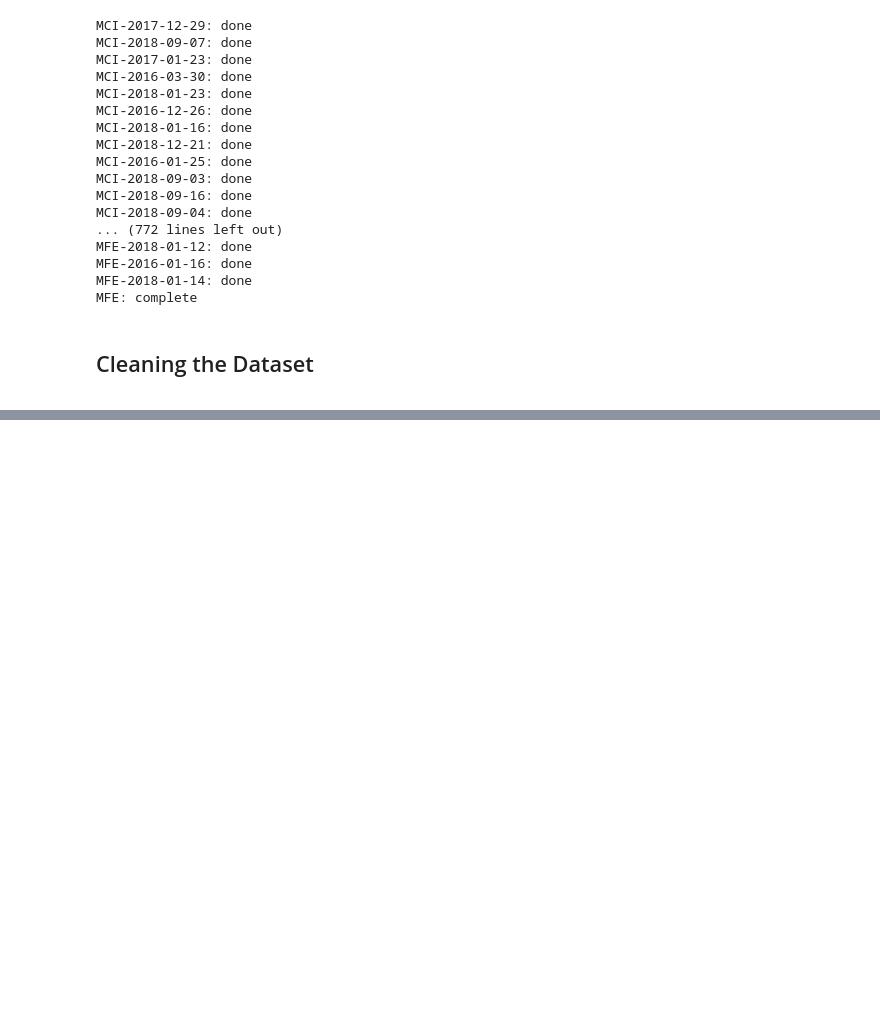
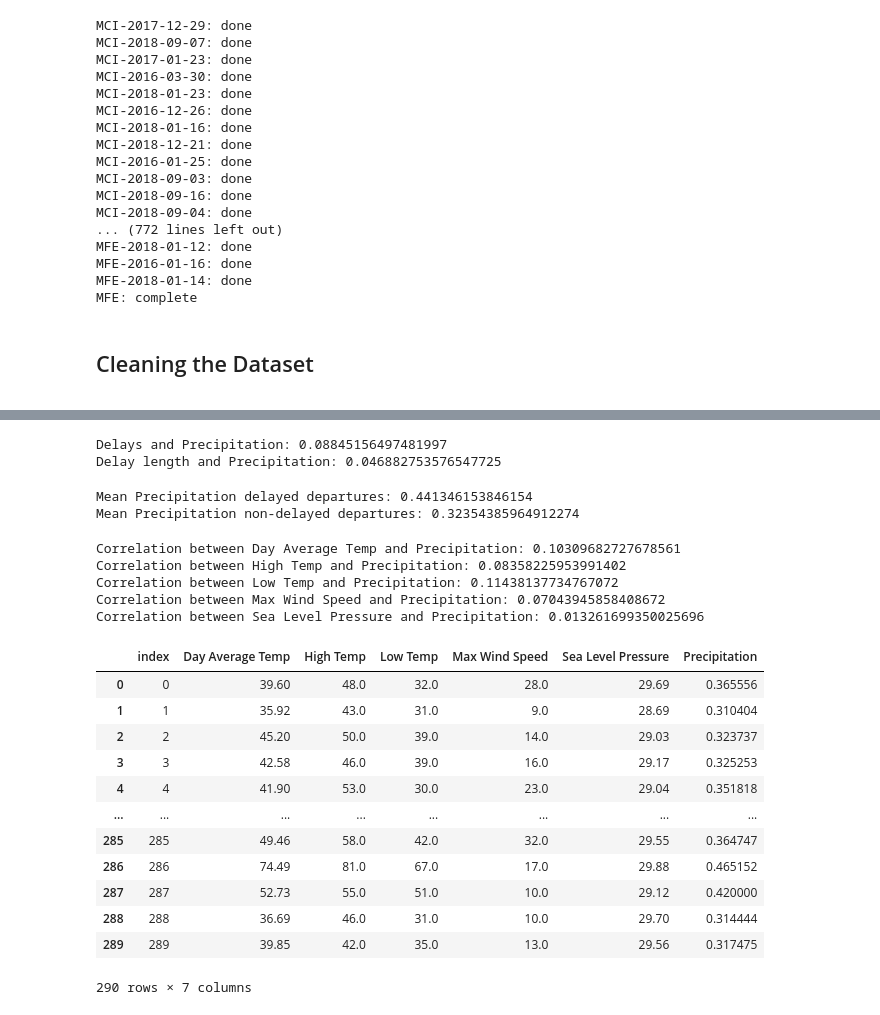
Before and after one commit to Oryder-green/FDS-project, a Jupyter notebook: Data Cleaning.ipynb, the cells around one changed output, grey strips where cells are left out. Saved outputs shown, nothing was run; the diff lists cells and outputs as text; code cells hidden in the pictures; blank space fills up the shorter version.

```diff
--- a/Data Cleaning.ipynb
+++ b/Data Cleaning.ipynb
@@ -382,0 +372,55 @@ df.drop(df.index[mask6])
+# %%
+#check correlation between departure delays and precipitation.
+corr1 = df['DepDel15'].corr(df['Precipitation'])
+
+#check correlation between departure delay length and precipitation.
+corr2 = df['DepDelay'].corr(df['Precipitation'])
+
+print(f'Delays and Precipitation: {corr1}')
+print(f'Delay length and Precipitation: {corr2}')
+# %% [output]
+Delays and Precipitation: 0.08845156497481997
+Delay length and Precipitation: 0.046882753576547725
+# %%
+#check conditional mean precipitation for delayed vs non-delayed departures.
+mask5 = df[df['DepDel15'] == 1].index
+mask6 = df[df['DepDel15'] == 0].index
+
+avg_prec_delay = df.loc[df['DepDel15']==1, 'Precipitation'].mean()
+avg_prec_nodelay = df.loc[df['DepDel15']==0, 'Precipitation'].mean()
+
+print(f'Mean Precipitation delayed departures: {avg_prec_delay}')
+print(f'Mean Precipitation non-delayed departures: {avg_prec_nodelay}')
+# %% [output]
+Mean Precipitation delayed departures: 0.441346153846154
+Mean Precipitation non-delayed departures: 0.32354385964912274
+# %%
+variables = ['Day Average Temp', 'High Temp', 'Low Temp', 'Max Wind Speed', 'Sea Level Pressure']
+
+weather_corr = {}
+for variable in variables:
+    corr = df[variable].corr(df['Precipitation'])
+    weather_corr.update({variable:corr})
+    print(f'Correlation between {variable} and Precipitation: {corr}')
+# %% [output]
+Correlation between Day Average Temp and Precipitation: 0.10309682727678561
+Correlation between High Temp and Precipitation: 0.08358225953991402
+Correlation between Low Temp and Precipitation: 0.11438137734767072
+Correlation between Max Wind Speed and Precipitation: 0.07043945858408672
+Correlation between Sea Level Pressure and Precipitation: 0.013261699350025696
+# %%
+pred_imputed
+# %% [output]
+|  | index | Day Average Temp | High Temp | Low Temp | Max Wind Speed | Sea Level Pressure | Precipitation |
+| 0 | 0 | 39.60 | 48.0 | 32.0 | 28.0 | 29.69 | 0.365556 |
+| 1 | 1 | 35.92 | 43.0 | 31.0 | 9.0 | 28.69 | 0.310404 |
+| 2 | 2 | 45.20 | 50.0 | 39.0 | 14.0 | 29.03 | 0.323737 |
+| 3 | 3 | 42.58 | 46.0 | 39.0 | 16.0 | 29.17 | 0.325253 |
+| 4 | 4 | 41.90 | 53.0 | 30.0 | 23.0 | 29.04 | 0.351818 |
+| ... | ... | ... | ... | ... | ... | ... | ... |
+| 285 | 285 | 49.46 | 58.0 | 42.0 | 32.0 | 29.55 | 0.364747 |
+| 286 | 286 | 74.49 | 81.0 | 67.0 | 17.0 | 29.88 | 0.465152 |
+| 287 | 287 | 52.73 | 55.0 | 51.0 | 10.0 | 29.12 | 0.420000 |
+| 288 | 288 | 36.69 | 46.0 | 31.0 | 10.0 | 29.70 | 0.314444 |
+| 289 | 289 | 39.85 | 42.0 | 35.0 | 13.0 | 29.56 | 0.317475 |
+290 rows × 7 columns
```
Also changed, not shown: parts of 30 cells of this notebook, 1 other file.
